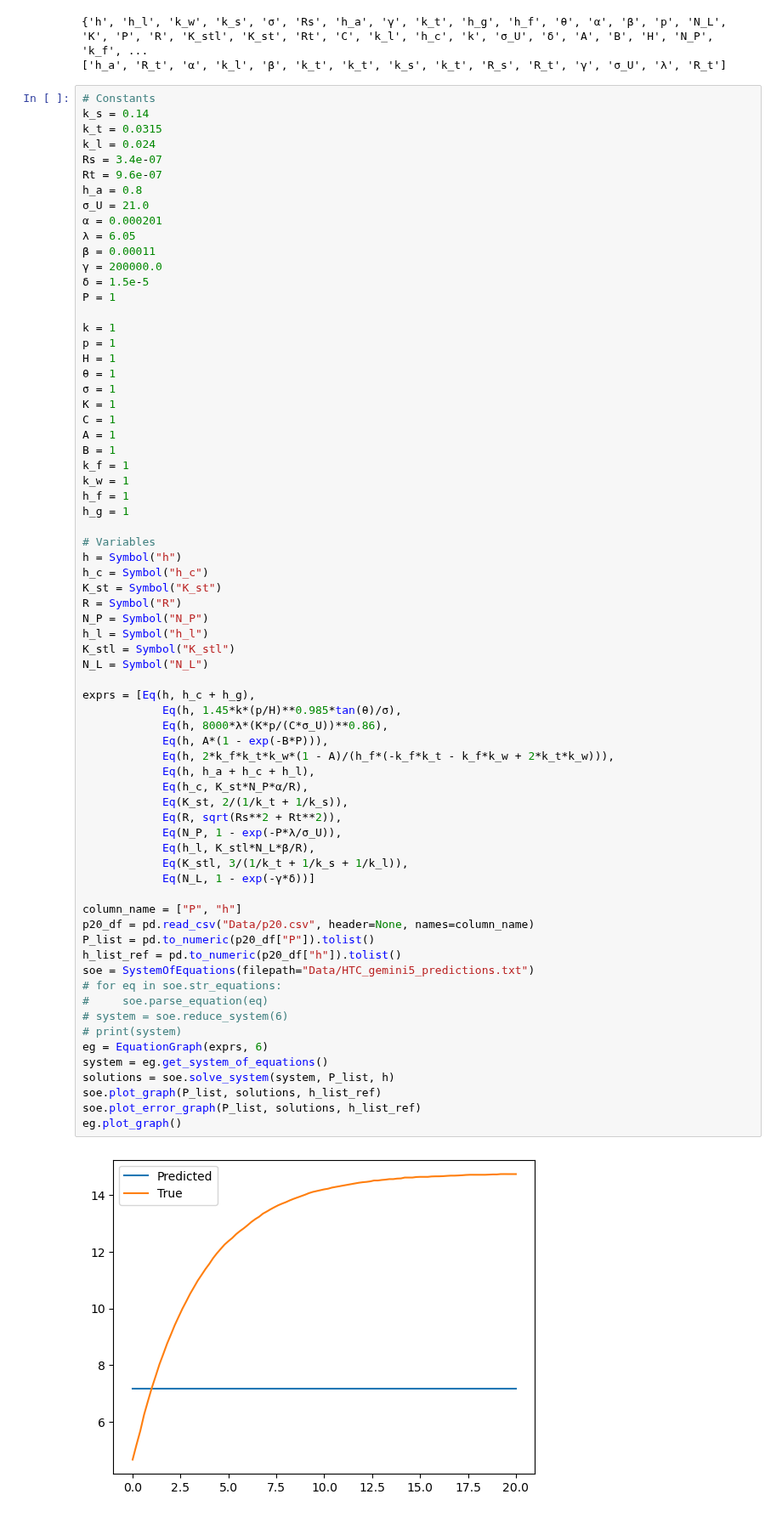
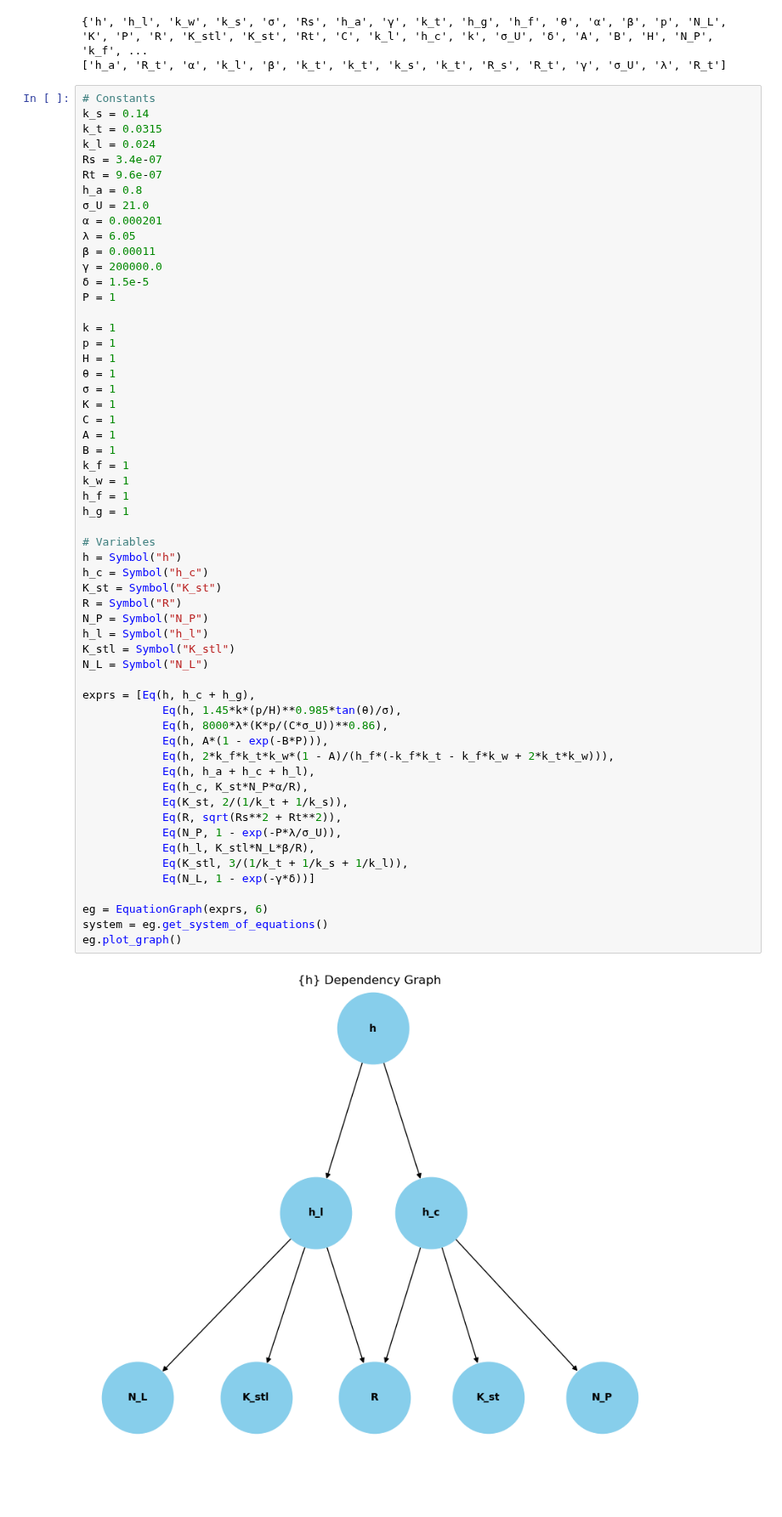
Before and after one commit to kyanjd/smart-scraper, a Jupyter notebook: fyp_work/paper_to_equation/test.ipynb, the cells around one changed output. Shown at 85% size. Drawn from its saved outputs; the diff is of its cells as text; blank space fills up the shorter version.

```diff
--- a/fyp_work/paper_to_equation/test.ipynb
+++ b/fyp_work/paper_to_equation/test.ipynb
@@ -164,43 +164,31 @@ h_f = 1
 h_g = 1
 
 # Variables
 h = Symbol("h")
 h_c = Symbol("h_c")
 K_st = Symbol("K_st")
 R = Symbol("R")
 N_P = Symbol("N_P")
 h_l = Symbol("h_l")
 K_stl = Symbol("K_stl")
 N_L = Symbol("N_L")
 
 exprs = [Eq(h, h_c + h_g),
             Eq(h, 1.45*k*(p/H)**0.985*tan(θ)/σ),
             Eq(h, 8000*λ*(K*p/(C*σ_U))**0.86),
             Eq(h, A*(1 - exp(-B*P))),
             Eq(h, 2*k_f*k_t*k_w*(1 - A)/(h_f*(-k_f*k_t - k_f*k_w + 2*k_t*k_w))),
             Eq(h, h_a + h_c + h_l),
             Eq(h_c, K_st*N_P*α/R),
             Eq(K_st, 2/(1/k_t + 1/k_s)),
             Eq(R, sqrt(Rs**2 + Rt**2)),
             Eq(N_P, 1 - exp(-P*λ/σ_U)),
             Eq(h_l, K_stl*N_L*β/R),
             Eq(K_stl, 3/(1/k_t + 1/k_s + 1/k_l)),
             Eq(N_L, 1 - exp(-γ*δ))]
 
-column_name = ["P", "h"]
-p20_df = pd.read_csv("Data/p20.csv", header=None, names=column_name)
-P_list = pd.to_numeric(p20_df["P"]).tolist()
-h_list_ref = pd.to_numeric(p20_df["h"]).tolist()
-soe = SystemOfEquations(filepath="Data/HTC_gemini5_predictions.txt")
-# for eq in soe.str_equations:
-#     soe.parse_equation(eq)
-# system = soe.reduce_system(6)
-# print(system)
 eg = EquationGraph(exprs, 6)
 system = eg.get_system_of_equations()
-solutions = soe.solve_system(system, P_list, h)
-soe.plot_graph(P_list, solutions, h_list_ref)
-soe.plot_error_graph(P_list, solutions, h_list_ref)
 eg.plot_graph()
 # %% [output]
-[figure, old version]
+[figure, new version]
```
Also changed, not shown: parts of 2 cells of this notebook, 1 other file.
